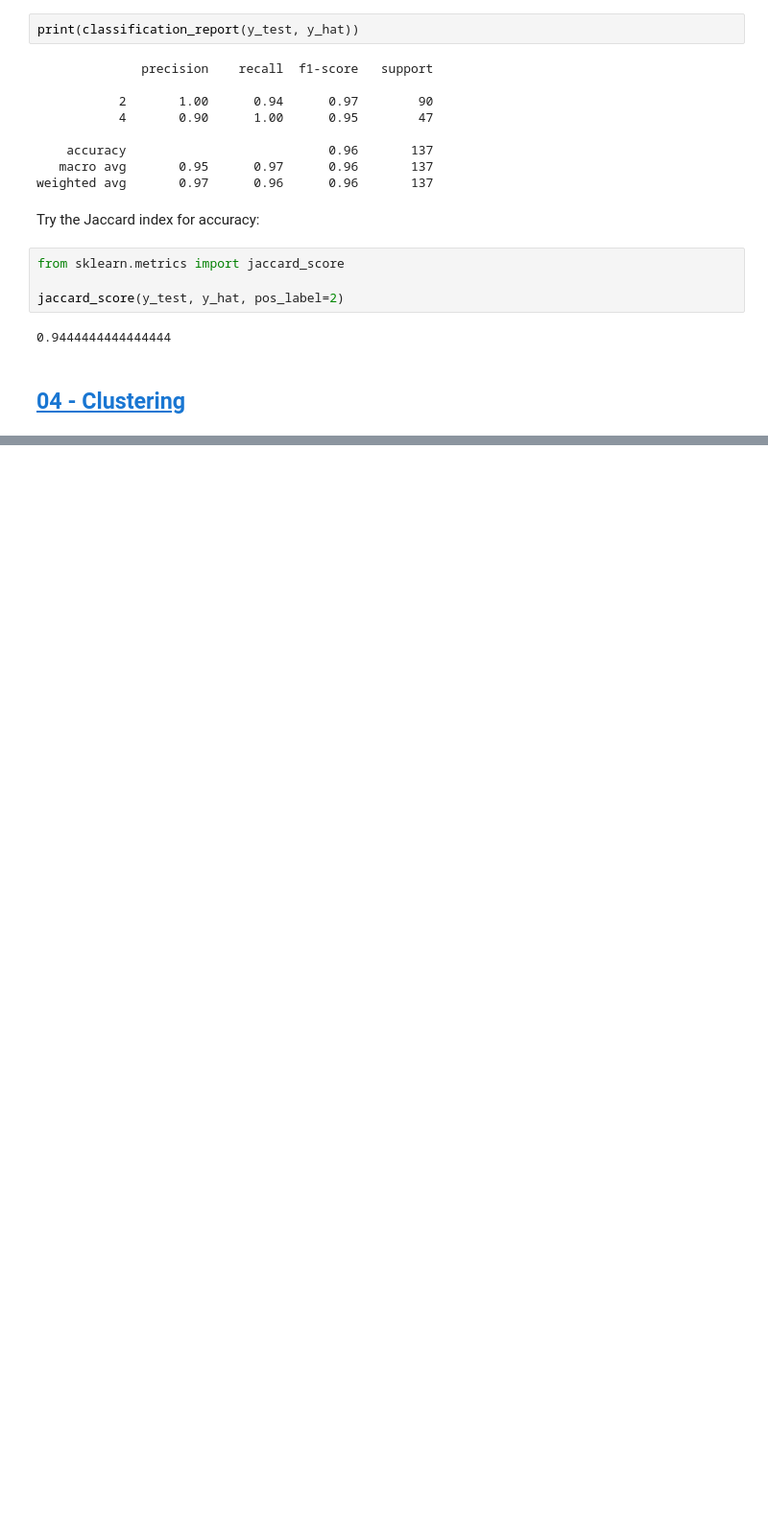
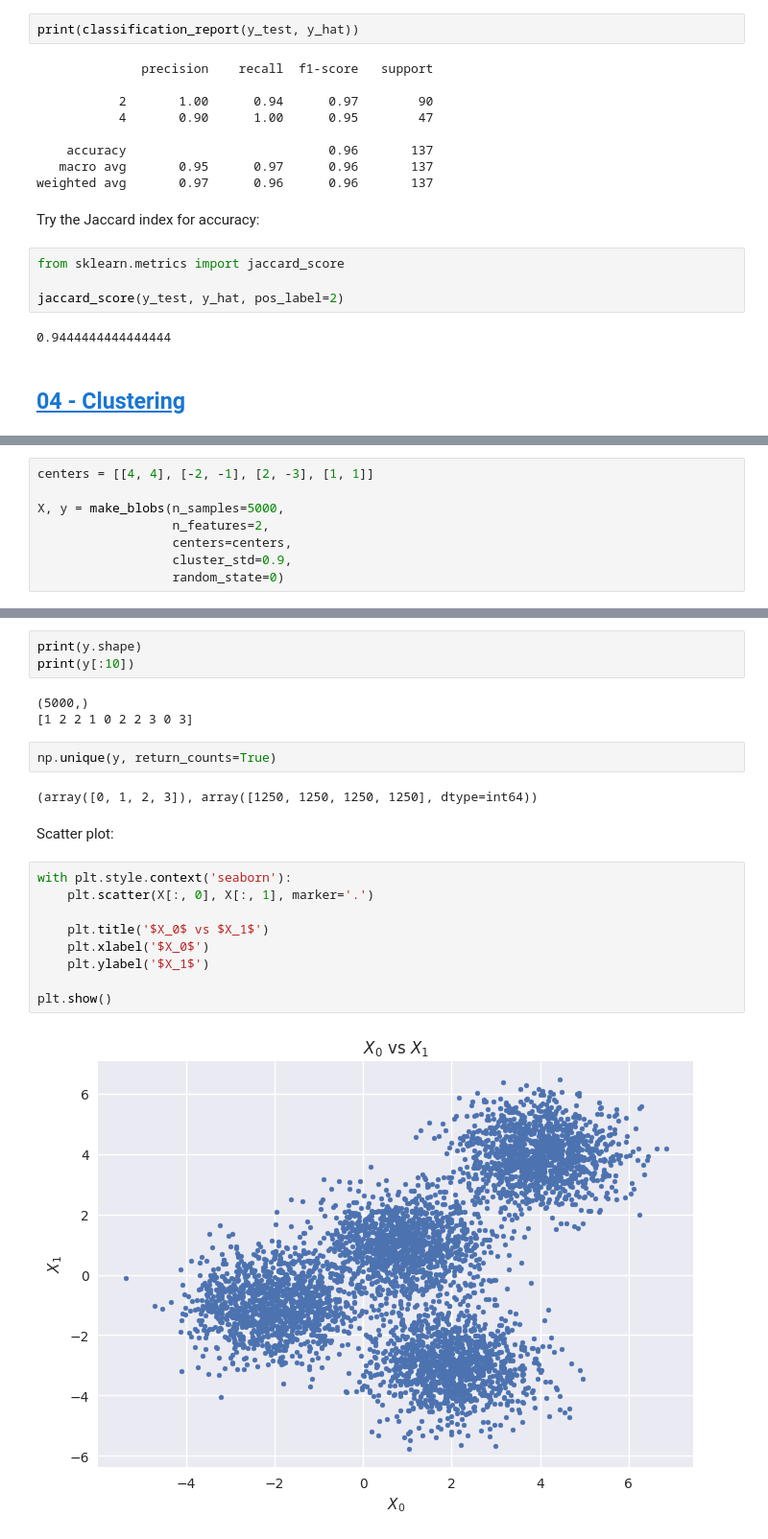
Before and after one commit to AliShariatian/Machine-Learning-Practices, a Jupyter notebook: Jadi/01 - Jadi.ipynb, the cells around one changed output, grey strips where cells are left out. Shown at 96% size. Cells and saved outputs as stored; diff of their text form; blank space fills up the shorter version.

Commit message:
add new lesson in Clustering season

```diff
--- a/Jadi/01 - Jadi.ipynb
+++ b/Jadi/01 - Jadi.ipynb
@@ -2095,0 +2124,8 @@ jaccard_score(y_test, y_hat, pos_label=2)
+# %%
+centers = [[4, 4], [-2, -1], [2, -3], [1, 1]]
+
+X, y = make_blobs(n_samples=5000,
+                  n_features=2,
+                  centers=centers,
+                  cluster_std=0.9,
+                  random_state=0)
@@ -2095,0 +2147,23 @@ jaccard_score(y_test, y_hat, pos_label=2)
+# %%
+print(y.shape)
+print(y[:10])
+# %% [output]
+(5000,)
+[1 2 2 1 0 2 2 3 0 3]
+# %%
+np.unique(y, return_counts=True)
+# %% [output]
+(array([0, 1, 2, 3]), array([1250, 1250, 1250, 1250], dtype=int64))
+# %% [markdown]
+Scatter plot:
+# %%
+with plt.style.context('seaborn'):
+    plt.scatter(X[:, 0], X[:, 1], marker='.')
+
+    plt.title('$X_0$ vs $X_1$')
+    plt.xlabel('$X_0$')
+    plt.ylabel('$X_1$')
+
+plt.show()
+# %% [output]
+[figure, added]
```
Also changed, not shown: parts of 119 cells of this notebook, 2 other files.
